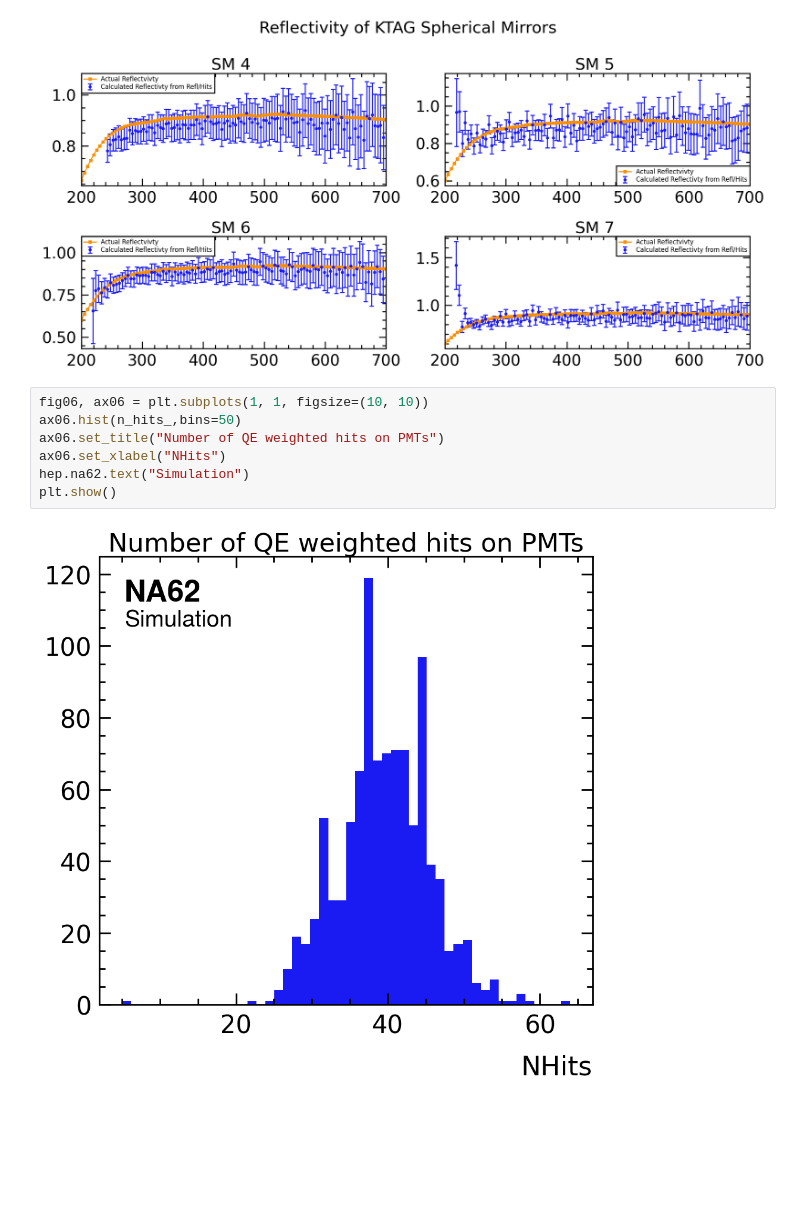
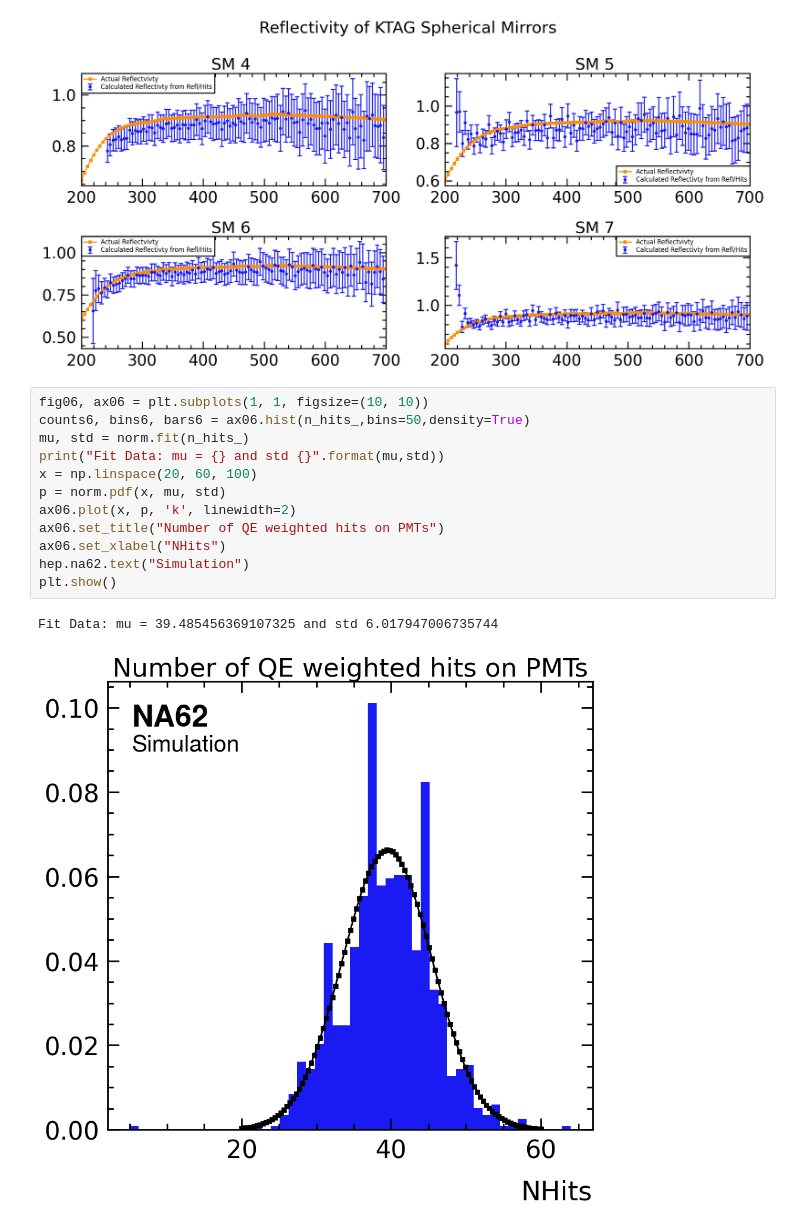
Before and after one commit to SandersJack/NA62_CEDARH_Handbook, a Jupyter notebook: CEDAR_Handbook.ipynb, the cells around one changed output. Drawn from its saved outputs; the diff is of its cells as text; blank space fills up the shorter version.

Commit message:
Added norm fit to PMT plot

```diff
--- a/CEDAR_Handbook.ipynb
+++ b/CEDAR_Handbook.ipynb
@@ -793,10 +792,16 @@ plt.show()
 [figure]
 # %%
 fig06, ax06 = plt.subplots(1, 1, figsize=(10, 10))
-ax06.hist(n_hits_,bins=50)
+counts6, bins6, bars6 = ax06.hist(n_hits_,bins=50,density=True)
+mu, std = norm.fit(n_hits_)
+print("Fit Data: mu = {} and std {}".format(mu,std))
+x = np.linspace(20, 60, 100)
+p = norm.pdf(x, mu, std)
+ax06.plot(x, p, 'k', linewidth=2)
 ax06.set_title("Number of QE weighted hits on PMTs")
 ax06.set_xlabel("NHits")
 hep.na62.text("Simulation")
 plt.show()
 # %% [output]
+Fit Data: mu = 39.485456369107325 and std 6.017947006735744
-[figure, old version]
+[figure, new version]
```
Also changed, not shown: parts of 1 cell of this notebook.
